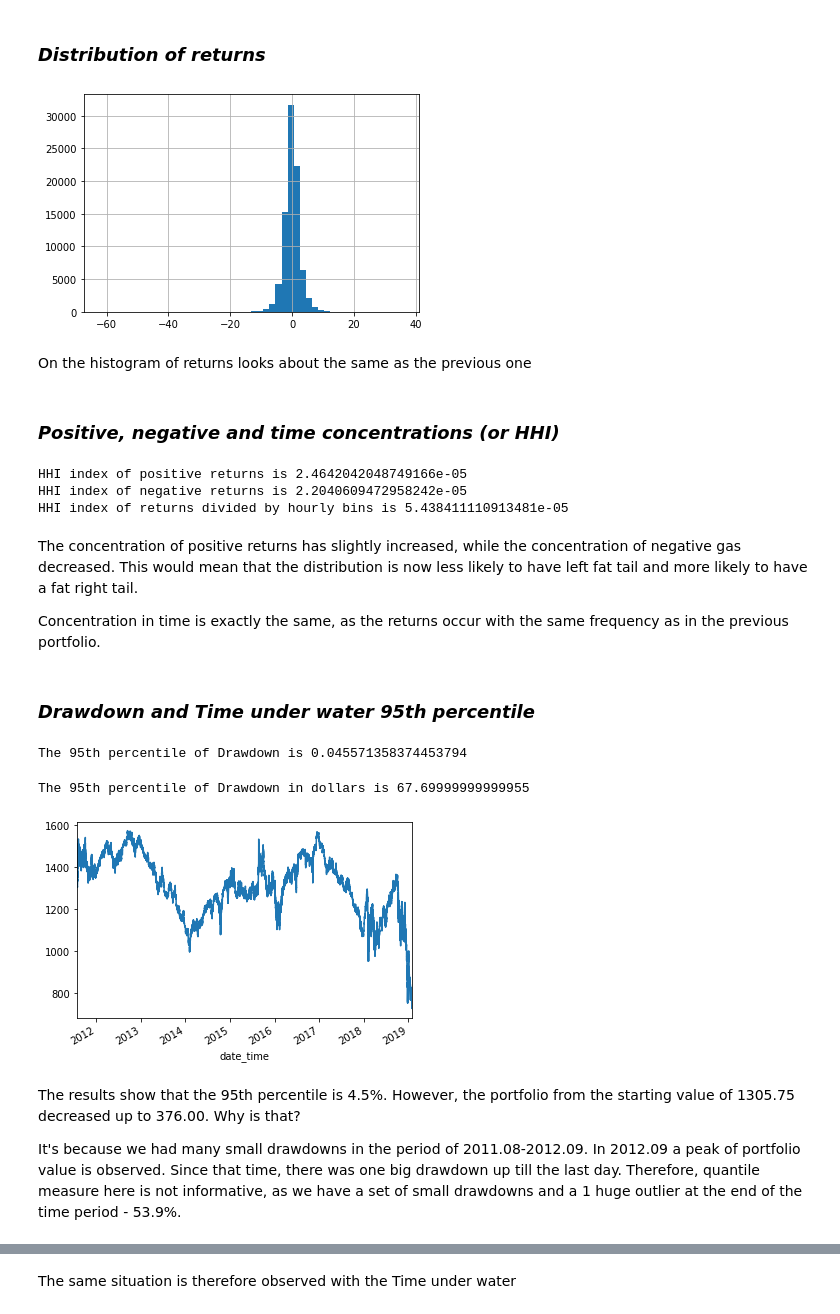
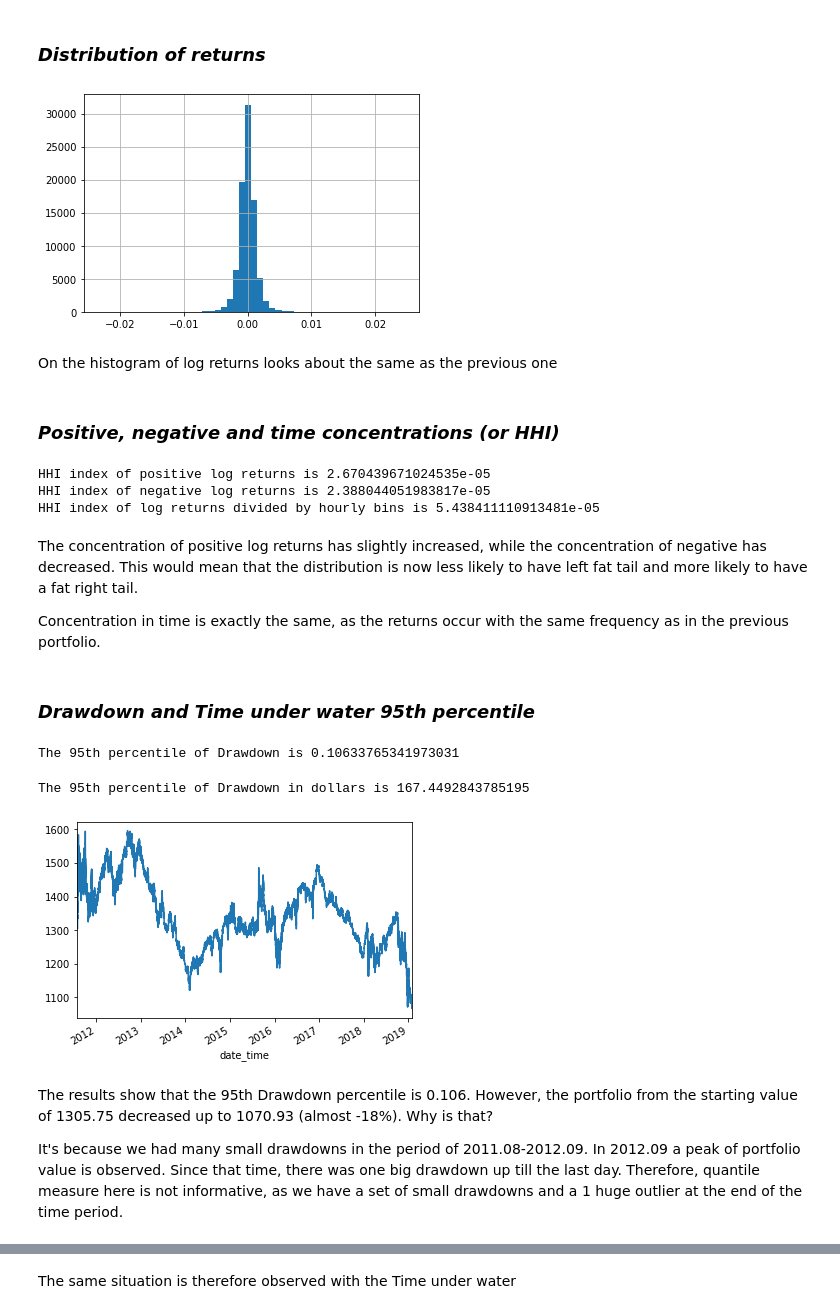
Before and after one commit to AI-Stuff/hudson-and-thames-research, a Jupyter notebook: Chapter14_BacktestStatistics/Chapter14_BacktestStatistics.ipynb, the cells around one changed output, grey strips where cells are left out. Drawn from its saved outputs; the diff is of its cells as text; code cells hidden in the pictures.

```diff
--- a/Chapter14_BacktestStatistics/Chapter14_BacktestStatistics.ipynb
+++ b/Chapter14_BacktestStatistics/Chapter14_BacktestStatistics.ipynb
@@ -70,6 +72,6 @@ data
 | 2019-02-01 21:11:59.213 | 2704.00 | 2705.25 | 2703.75 | 2704.25 | 26055 | 70467907.75 | 3692 |
 85331 rows × 7 columns
 # %%
-#Transforming data to returns from one long position
-data_series = data['close'].diff()[1:]
+#Transforming data to log returns from one long position
+logret_series = np.log(data['close']).diff()[1:]
 # %%
@@ -317,34 +319,34 @@ Deflated Sharpe Ratio with benchmark SR of 0.588 and 3 trails is 1.0
 We assume no transaction costs and the amount invested is the first observed price of a contract
 # %%
 #To change the existing series of returns from one long position to the one
-#described above, we multiply odd years returns by -1.
-data_series_with_short = data_series *(1 - 2 * (data_series.index.year % 2))
+#described above, we multiply odd years log returns by -1.
+logret_series_with_short = logret_series *(1 - 2 * (logret_series.index.year % 2))
 
-#And use cumulative sum plus price of a contract to get the daily price of
-#a portfolio.
-price_series_with_short = data_series_with_short.cumsum() + price_series[0]
+#Portfolio prices are calculated by reversing the log returns to cumulated sum
+#of normal returns series and multiplying them by the price of a contract
+price_series_with_short = price_series[0] * np.exp(logret_series_with_short.cumsum())
 # %% [markdown]
 ### _Distribution of returns_
 # %%
-data_series_with_short.hist(bins=50)
+logret_series_with_short.hist(bins=50)
 plt.show()
 # %% [output]
-[figure, old version]
+[figure, new version]
 # %% [markdown]
-On the histogram of returns looks about the same as the previous one
+On the histogram of log returns looks about the same as the previous one
 # %% [markdown]
 ### _Positive, negative and time concentrations (or HHI)_
 # %%
-pos_concentr, neg_concentr, hourly_concentr = ml.backtest_statistics.all_bets_concentration(data_series_with_short, frequency='H')
-print('HHI index of positive returns is' , pos_concentr)
-print('HHI index of negative returns is' , neg_concentr)
-print('HHI index of returns divided by hourly bins is' , hourly_concentr)
+pos_concentr, neg_concentr, hourly_concentr = ml.backtest_statistics.all_bets_concentration(logret_series_with_short, frequency='H')
+print('HHI index of positive log returns is' , pos_concentr)
+print('HHI index of negative log returns is' , neg_concentr)
+print('HHI index of log returns divided by hourly bins is' , hourly_concentr)
 # %% [output]
-HHI index of positive returns is 2.4642042048749166e-05
-HHI index of negative returns is 2.2040609472958242e-05
-HHI index of returns divided by hourly bins is 5.438411110913481e-05
+HHI index of positive log returns is 2.670439671024535e-05
+HHI index of negative log returns is 2.388044051983817e-05
+HHI index of log returns divided by hourly bins is 5.438411110913481e-05
 # %% [markdown]
-The concentration of positive returns has slightly increased, while the concentration of negative gas decreased. This would mean that the distribution is now less likely to have left fat tail and more likely to have a fat right tail.
+The concentration of positive log returns has slightly increased, while the concentration of negative has decreased. This would mean that the distribution is now less likely to have left fat tail and more likely to have a fat right tail.
 
 Concentration in time is exactly the same, as the returns occur with the same frequency as in the previous portfolio.
 # %% [markdown]
@@ -356,20 +358,20 @@ drawdown_dollars, _ = ml.backtest_statistics.drawdown_and_time_under_water(price
 # %%
 print('The 95th percentile of Drawdown is' , drawdown.quantile(.95))
 # %% [output]
-The 95th percentile of Drawdown is 0.045571358374453794
+The 95th percentile of Drawdown is 0.10633765341973031
 # %%
 print('The 95th percentile of Drawdown in dollars is' , drawdown_dollars.quantile(.95))
 # %% [output]
-The 95th percentile of Drawdown in dollars is 67.69999999999955
+The 95th percentile of Drawdown in dollars is 167.4492843785195
 # %%
 price_series_with_short.plot()
 plt.show()
 # %% [output]
-[figure, old version]
+[figure, new version]
 # %% [markdown]
-The results show that the 95th percentile is 4.5%. However, the portfolio from the starting value of 1305.75 decreased up to 376.00. Why is that?
+The results show that the 95th Drawdown percentile is 0.106. However, the portfolio from the starting value of 1305.75 decreased up to 1070.93 (almost -18%). Why is that?
 
-It's because we had many small drawdowns in the period of 2011.08-2012.09. In 2012.09 a peak of portfolio value is observed. Since that time, there was one big drawdown up till the last day. Therefore, quantile measure here is not informative, as we have a set of small drawdowns and a 1 huge outlier at the end of the time period - 53.9%.
+It's because we had many small drawdowns in the period of 2011.08-2012.09. In 2012.09 a peak of portfolio value is observed. Since that time, there was one big drawdown up till the last day. Therefore, quantile measure here is not informative, as we have a set of small drawdowns and a 1 huge outlier at the end of the time period.
 # %%
 print('Maximum Drawdown is', max(drawdown))
 # %% [output]
```
Also changed, not shown: parts of 29 cells of this notebook.
